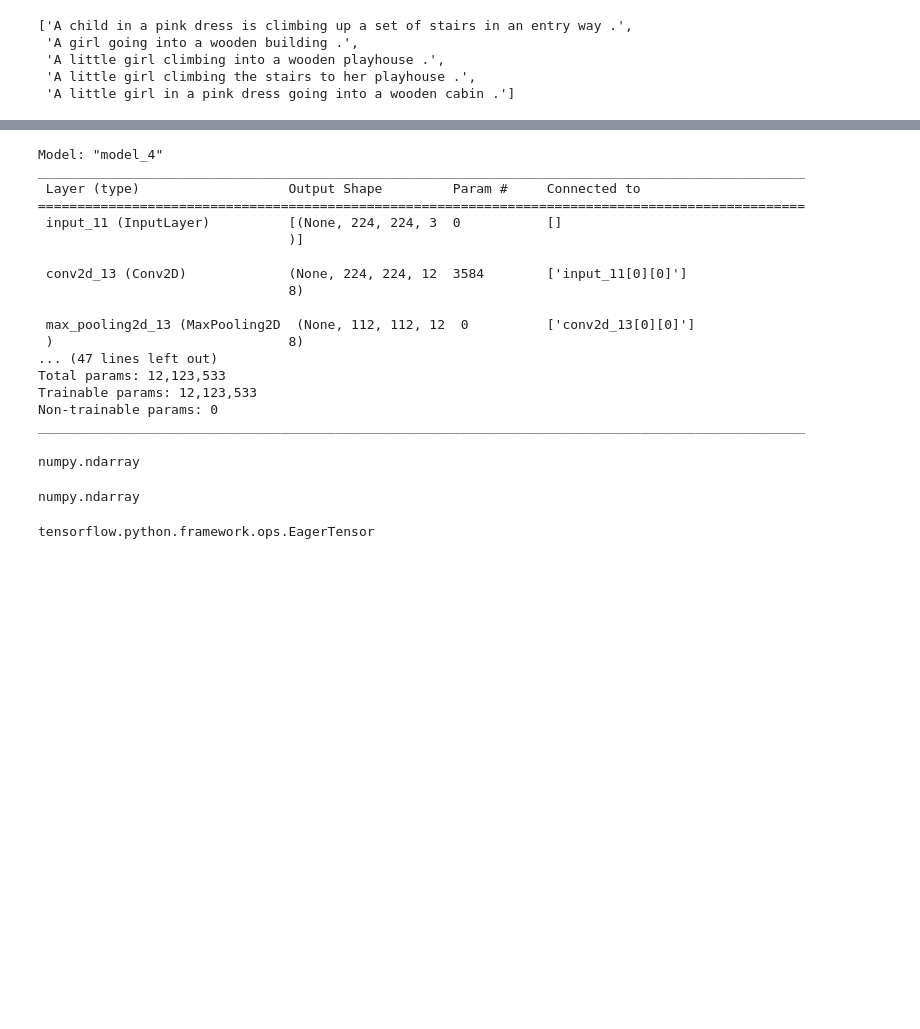
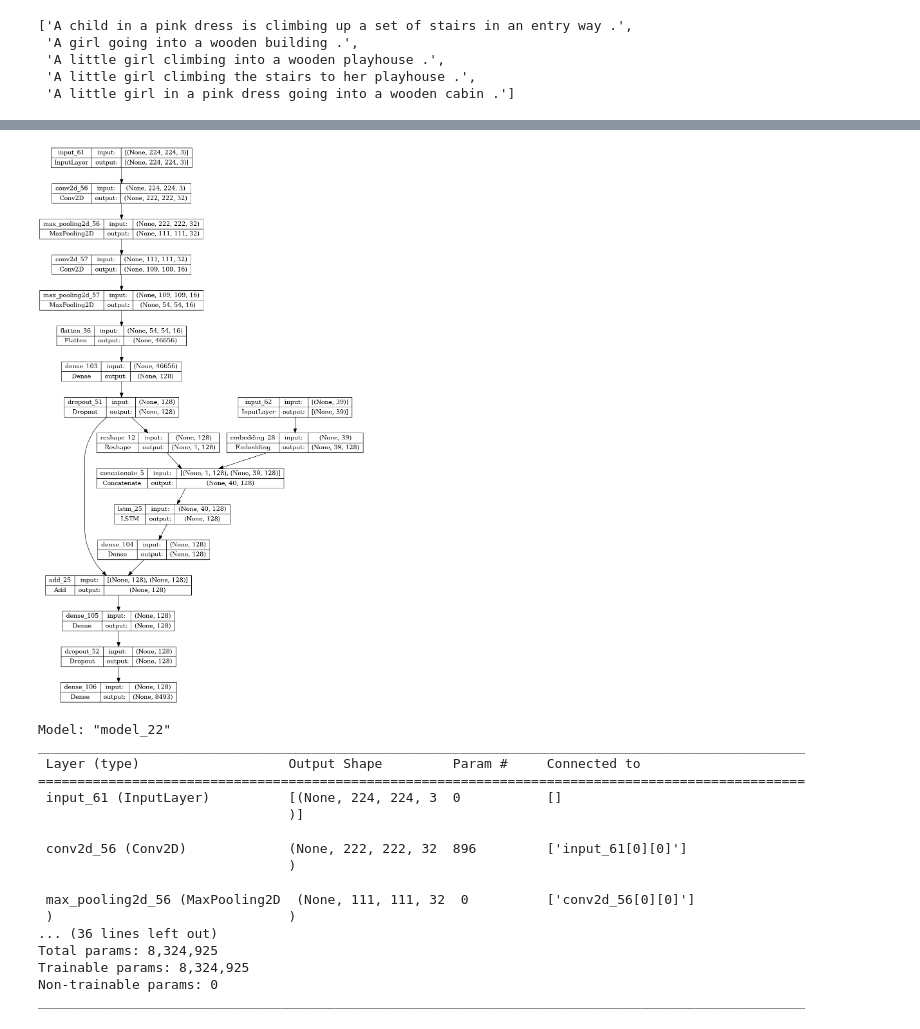
Before and after one commit to avinash84319/Image-captioning, a Jupyter notebook: train.ipynb, the cells around one changed output, grey strips where cells are left out. Drawn from its saved outputs; the diff is of its cells as text; code cells hidden in the pictures; blank space fills up the shorter version.

```diff
--- a/train.ipynb
+++ b/train.ipynb
@@ -121,34 +126,28 @@ TensorShape([1068, 1, 8493])
 # %%
 from tensorflow.keras.layers import Input,Embedding,LSTM,Dense,Conv2D,MaxPooling2D,Flatten,Dropout,concatenate,add,Reshape
 # %%
-max_length=37
+max_length=39
 # %%
 input1 = Input(shape=(224,224,3))
 input2 = Input(shape=(max_length,))
 
-x1 = Conv2D(128,(3,3),activation='relu',padding='same')(input1)
+x1 = Conv2D(32,(3,3),activation='relu')(input1)
 x1 = MaxPooling2D((2,2))(x1)
-x1 = Conv2D(64,(3,3),activation='relu',padding='same')(x1)
+x1 = Conv2D(16,(3,3),activation='relu')(x1)
 x1 = MaxPooling2D((2,2))(x1)
-x1 = Conv2D(32,(3,3),activation='relu',padding='same')(x1)
-x1 = MaxPooling2D((2,2))(x1)
+
 x1 = Flatten()(x1)
+x1 = Dense(128,activation='relu')(x1)
+x1 = Dropout(0.5)(x1)
 
-x1= Dense(256,activation='relu')(x1)
-x1= Dropout(0.5)(x1)
-x1= Dense(256,activation='relu')(x1)
-x1=Reshape((1,256))(x1)
+x3=Reshape((1,128))(x1)
+x2 = Embedding(8493,128,input_length=max_length)(input2)
+x3=concatenate([x3,x2],axis=1)
+x2=LSTM(128,return_sequences=False)(x3)
+x2 = Dense(128,activation='relu')(x2)
 
-x2 = Embedding(8493,256,mask_zero=True)(input2)
-x2 = LSTM(256)(x2)
-x2 = Dense(256,activation='relu')(x2)
-x2 = Reshape((1,256))(x2)
-
-merge = concatenate([x1,x2],axis=1)
-x3 = LSTM(256)(merge)
-x= Dense(256,activation='relu')(x3)
-x=add([x,x1])
-x=Dropout(0.5)(x)
-
-output = Dense(8493,activation='softmax')(x)
+x = add([x1,x2])
+x = Dense(128,activation='relu')(x)
+x = Dropout(0.5)(x)
+x = Dense(8493,activation='softmax')(x)
 # %% [output]
@@ -160,3 +159,3 @@ output = Dense(8493,activation='softmax')(x)
          [[{{node gradients/split_1_grad/concat/split_1/split_dim}}]]
 # %%
-model=tf.keras.Model(inputs=[input2,input1],outputs=output)
+model=tf.keras.Model(inputs=[input2,input1],outputs=x)
@@ -163,21 +166,25 @@ model=tf.keras.Model(inputs=[input2,input1],outputs=output)
+# %%
+plot_model(model,show_shapes=True)
+# %% [output]
+[figure, added]
 # %%
 model.summary()
 # %% [output]
-Model: "model_4"
+Model: "model_22"
 __________________________________________________________________________________________________
  Layer (type)                   Output Shape         Param #     Connected to
 ==================================================================================================
- input_11 (InputLayer)          [(None, 224, 224, 3  0           []
+ input_61 (InputLayer)          [(None, 224, 224, 3  0           []
                                 )]
 
- conv2d_13 (Conv2D)             (None, 224, 224, 12  3584        ['input_11[0][0]']
-                                8)
+ conv2d_56 (Conv2D)             (None, 222, 222, 32  896         ['input_61[0][0]']
+                                )
 
- max_pooling2d_13 (MaxPooling2D  (None, 112, 112, 12  0          ['conv2d_13[0][0]']
- )                              8)
-... (47 lines left out)
-Total params: 12,123,533
-Trainable params: 12,123,533
+ max_pooling2d_56 (MaxPooling2D  (None, 111, 111, 32  0          ['conv2d_56[0][0]']
+ )                              )
+... (36 lines left out)
+Total params: 8,324,925
+Trainable params: 8,324,925
 Non-trainable params: 0
 __________________________________________________________________________________________________
 # %%
@@ -185,12 +191,0 @@ model.compile(loss='categorical_crossentropy',optimizer='adam',metrics=['accurac
-# %%
-type(X1)
-# %% [output]
-numpy.ndarray
-# %%
-type(X2)
-# %% [output]
-numpy.ndarray
-# %%
-type(Y)
-# %% [output]
-tensorflow.python.framework.ops.EagerTensor
```
Also changed, not shown: parts of 28 cells of this notebook, 3 other files.
